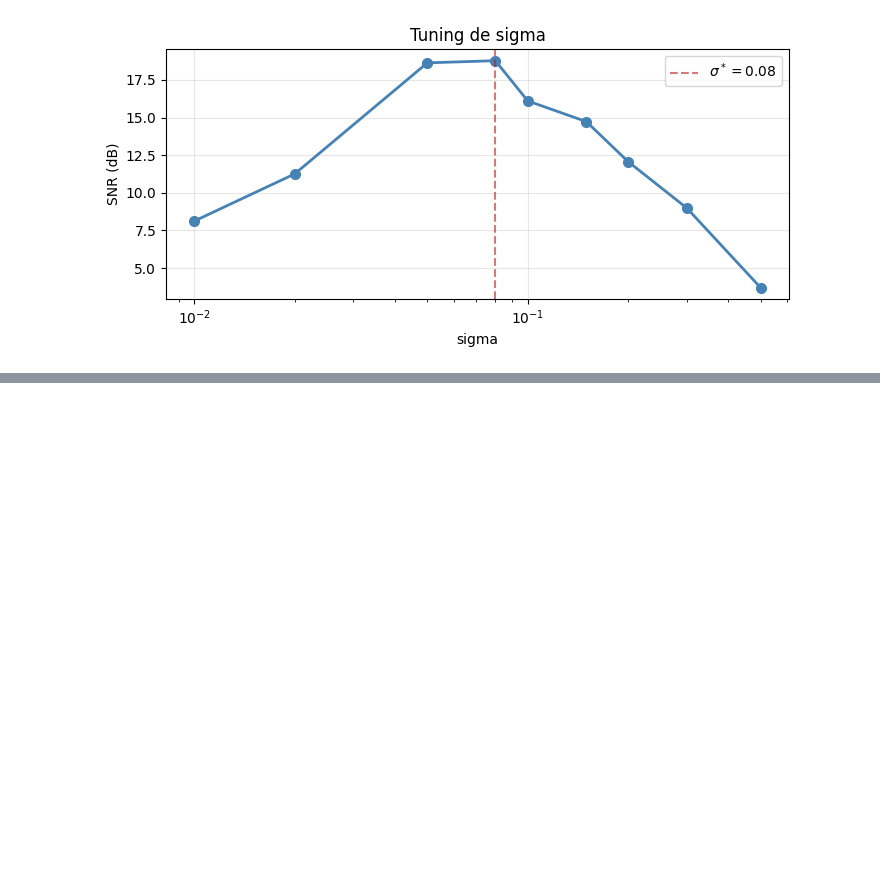
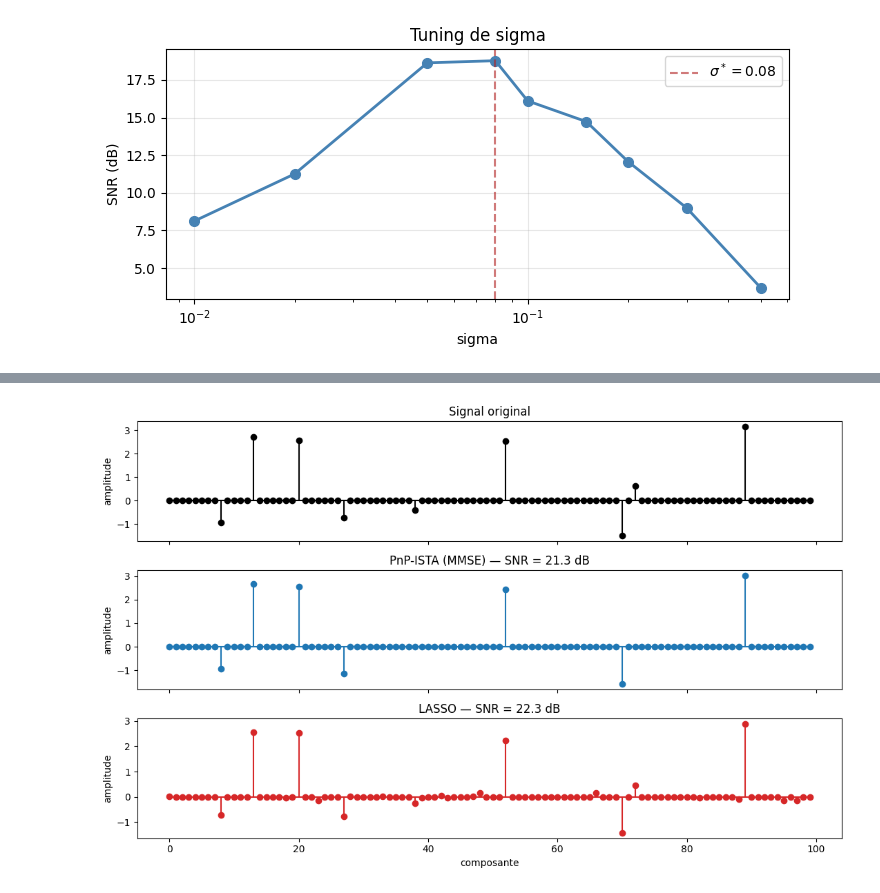
Before and after one commit to kwija/pnp-mmse-provable-convergence, a Jupyter notebook: pnp_ista_mmse_convergence.ipynb, the cells around one changed output, grey strips where cells are left out. Cells and saved outputs as stored; diff of their text form; code cells hidden in the pictures; blank space fills up the shorter version.

```diff
--- a/pnp_ista_mmse_convergence.ipynb
+++ b/pnp_ista_mmse_convergence.ipynb
@@ -185,0 +280,44 @@ plt.show()
+# %%
+np.random.seed(0)
+xt = gen_bg(n, alpha, sig_x)
+H = np.random.randn(m, n) / np.sqrt(m)
+pw = np.linalg.norm(H @ xt)**2 / m
+se = np.sqrt(pw / 10**(snr_in/10))
+y = H @ xt + np.random.randn(m) * se
+L = np.linalg.norm(H, ord=2)**2
+gam = 0.99 / L
+
+x_pnp, _, _ = pnp_ista(y, H, lambda z: mmse_bg(z, best_sig, alpha, sig_x),
+                        gam, xt, niter)
+
+# lasso
+bv = -999
+x_las = np.zeros(n)
+for lam in [0.005, 0.01, 0.02, 0.05, 0.1]:
+    xl, sl = ista_l1(y, H, gam, lam, xt, niter)
+    if sl[-1] > bv:
+        bv = sl[-1]
+        x_las = xl.copy()
+    else:
+        pass  # on garde le meilleur
+
+fig, axes = plt.subplots(3, 1, figsize=(11, 7), sharex=True)
+idx = range(100)
+
+axes[0].stem(idx, xt[:100], linefmt='k-', markerfmt='ko', basefmt='k-')
+axes[0].set_ylabel('amplitude')
+axes[0].set_title('Signal original')
+
+axes[1].stem(idx, x_pnp[:100], linefmt='C0-', markerfmt='C0o', basefmt='C0-')
+axes[1].set_ylabel('amplitude')
+axes[1].set_title(f'PnP-ISTA (MMSE) — SNR = {snr_db(xt, x_pnp):.1f} dB')
+
+axes[2].stem(idx, x_las[:100], linefmt='C3-', markerfmt='C3o', basefmt='C3-')
+axes[2].set_ylabel('amplitude')
+axes[2].set_xlabel('composante')
+axes[2].set_title(f'LASSO — SNR = {snr_db(xt, x_las):.1f} dB')
+
+fig.tight_layout()
+plt.show()
+# %% [output]
+[figure, added]
```
Also changed, not shown: parts of 8 cells of this notebook.
